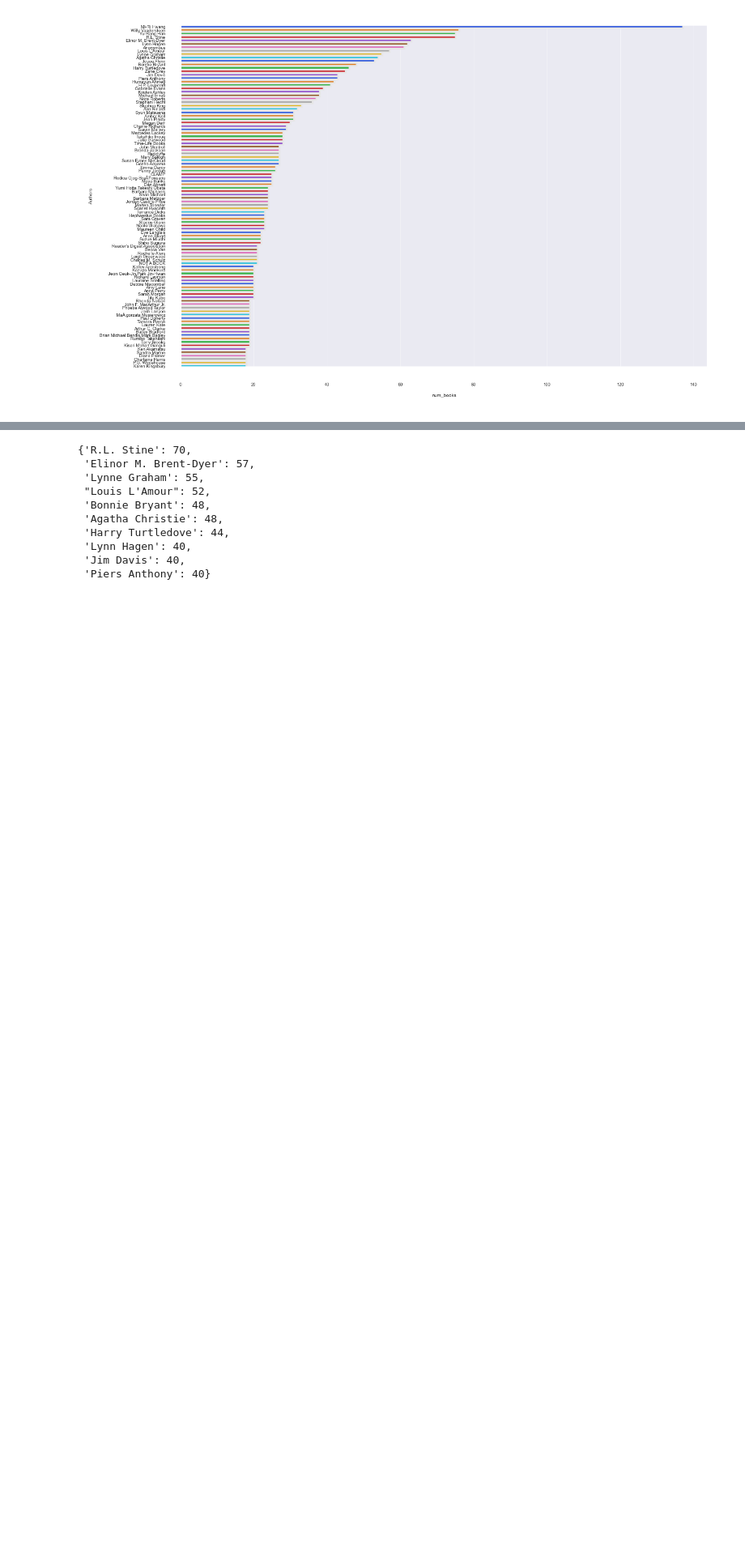
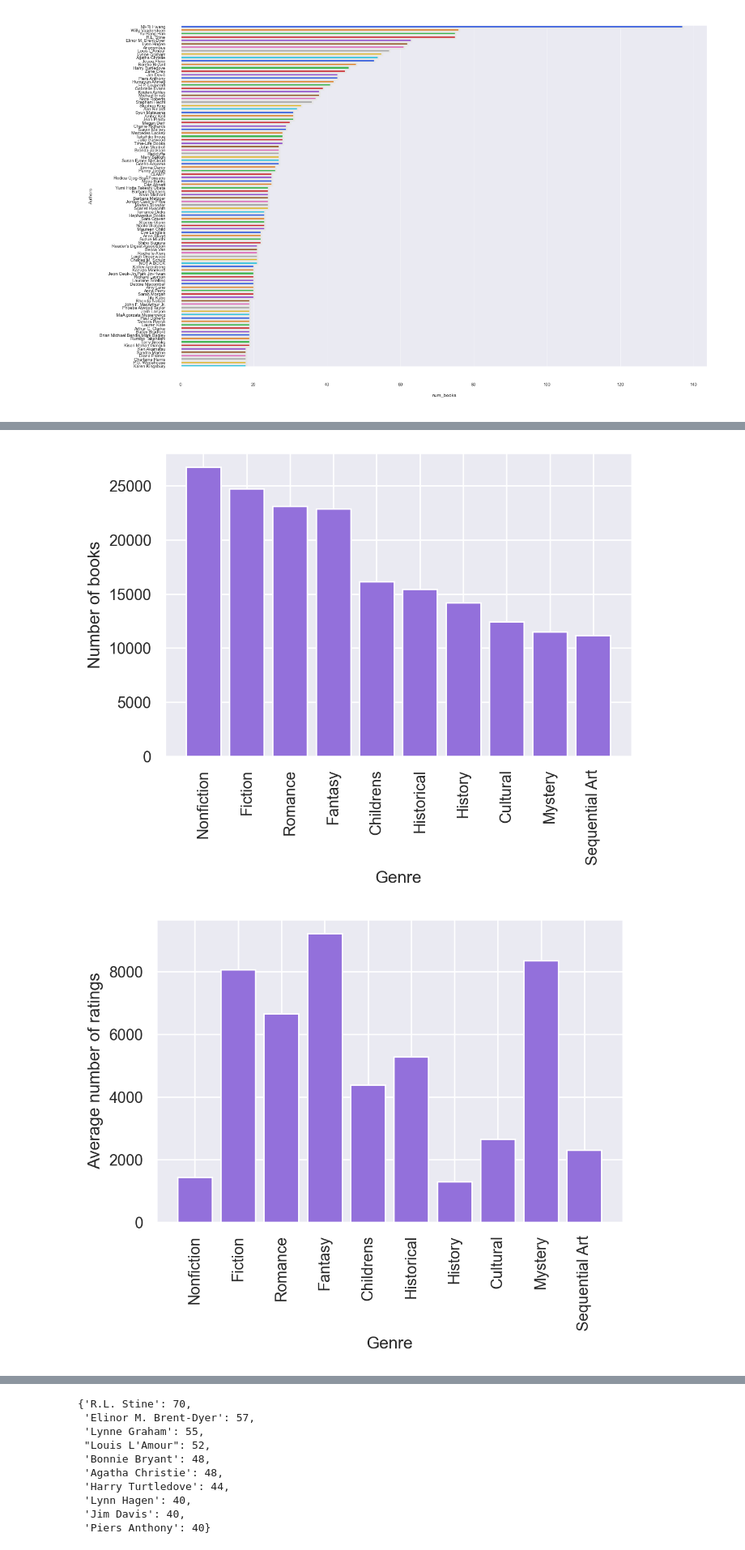
Before and after one commit to lessthelonely/PRI-22-23, a Jupyter notebook: book_data_notebook.ipynb, the cells around one changed output, grey strips where cells are left out. Shown at 81% size. Saved outputs shown, nothing was run; the diff lists cells and outputs as text; code cells hidden in the pictures; blank space fills up the shorter version.

```diff
--- a/book_data_notebook.ipynb
+++ b/book_data_notebook.ipynb
@@ -395,0 +482,13 @@ sns.barplot(y='Authors',x='num_books',
+# %%
+labels = ["Number of books", "Average number of ratings", "Average rating", "Average number of reviews"]
+values = [list(top_10_genres_clean.values()), avg_totalratings, avg_ratings, avg_reviews]
+for i in range(4):
+    plt.figure(dpi=200)
+    plt.xlabel("Genre")
+    plt.ylabel(labels[i])
+    plt.xticks(rotation=90)
+    plt.bar(list(top_10_genres_clean.keys()), values[i], color='mediumpurple')
+    plt.show()
+# %% [output]
+[figure, added]
+[figure, added]
```
Also changed, not shown: parts of 20 cells of this notebook.
